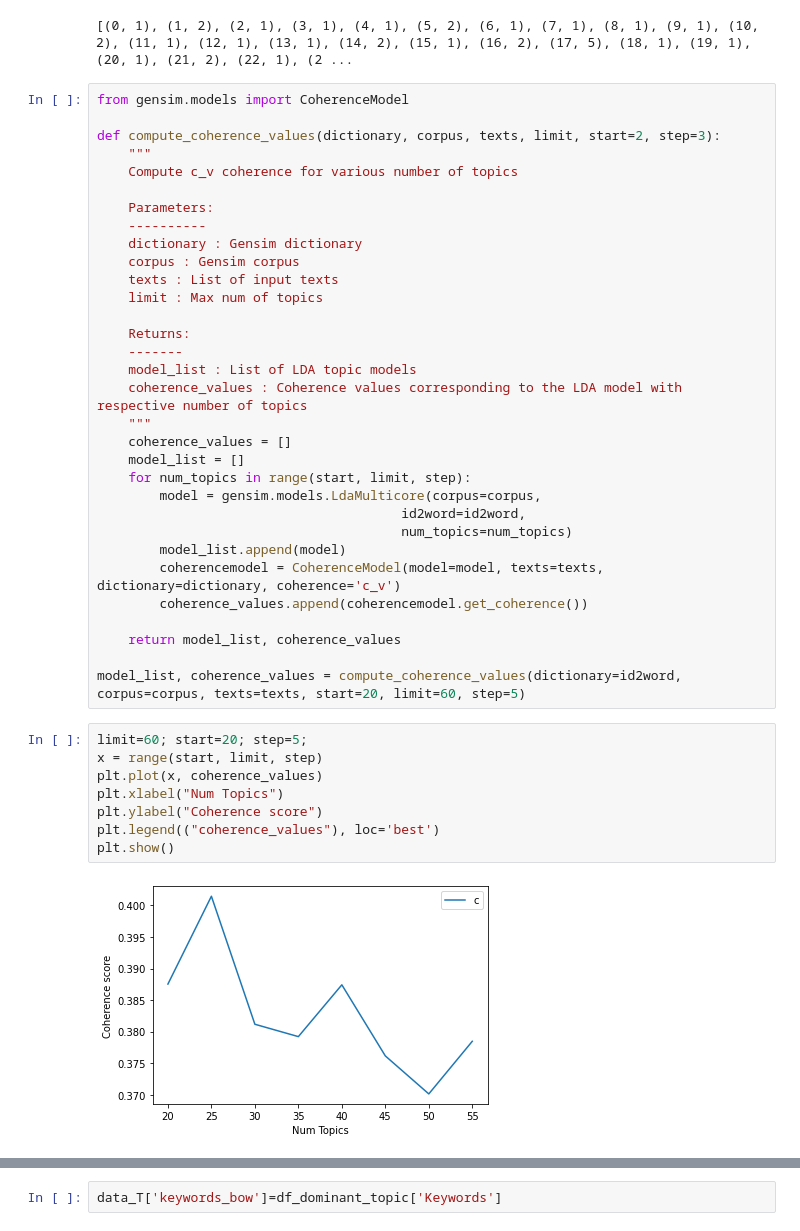
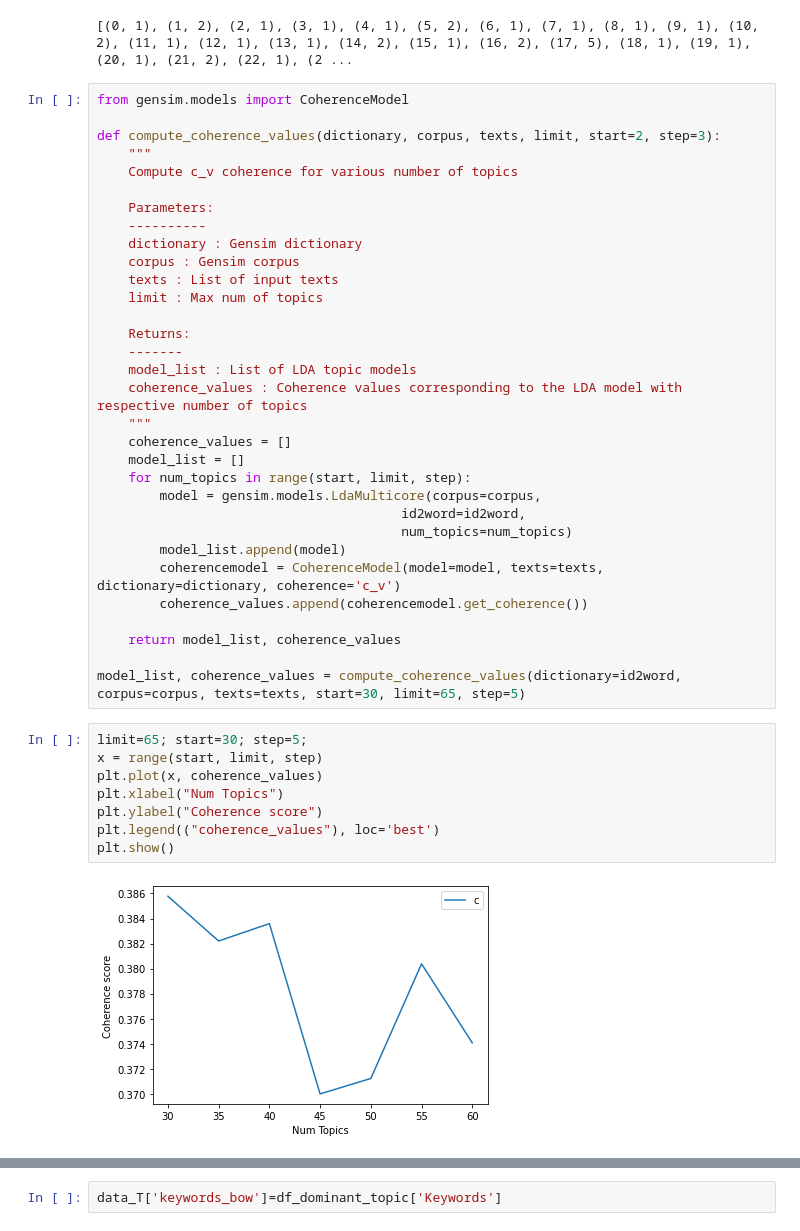
Before and after one commit to AntoineGoubert/Projet-5-Final, a Jupyter notebook: P5_01_notebookexploration2.ipynb, the cells around one changed output, grey strips where cells are left out. Drawn from its saved outputs; the diff is of its cells as text.

```diff
--- a/P5_01_notebookexploration2.ipynb
+++ b/P5_01_notebookexploration2.ipynb
@@ -298,17 +297,17 @@ def compute_coherence_values(dictionary, corpus, texts, limit, start=2, step=3):
 
     return model_list, coherence_values
 
-model_list, coherence_values = compute_coherence_values(dictionary=id2word, corpus=corpus, texts=texts, start=20, limit=60, step=5)
+model_list, coherence_values = compute_coherence_values(dictionary=id2word, corpus=corpus, texts=texts, start=30, limit=65, step=5)
 # %%
-limit=60; start=20; step=5;
+limit=65; start=30; step=5;
 x = range(start, limit, step)
 plt.plot(x, coherence_values)
 plt.xlabel("Num Topics")
 plt.ylabel("Coherence score")
 plt.legend(("coherence_values"), loc='best')
 plt.show()
 # %% [output]
-[figure, old version]
+[figure, new version]
 # %%
 from pprint import pprint
 # number of topics
```
Also changed, not shown: parts of 11 cells of this notebook, 6 other files.
